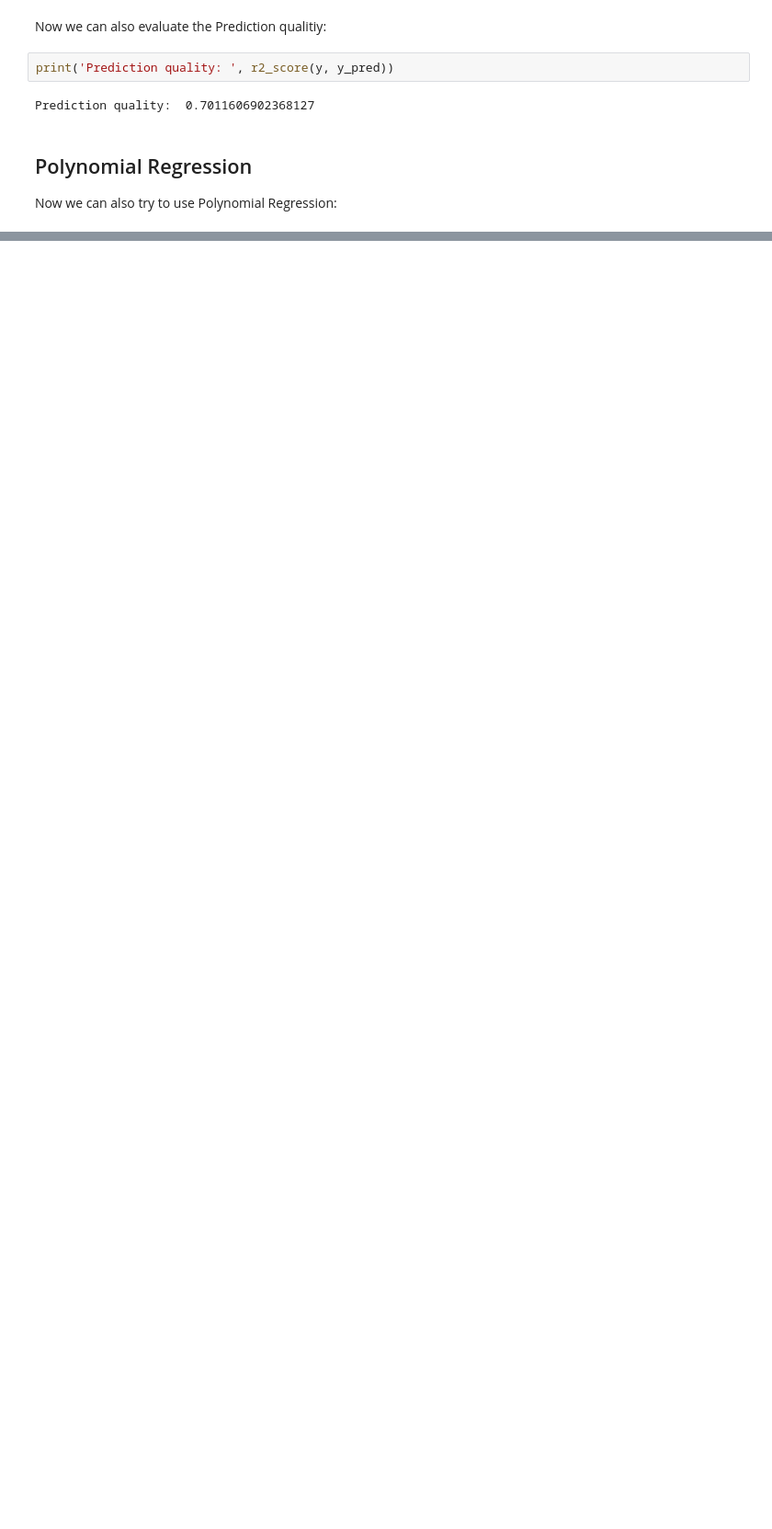
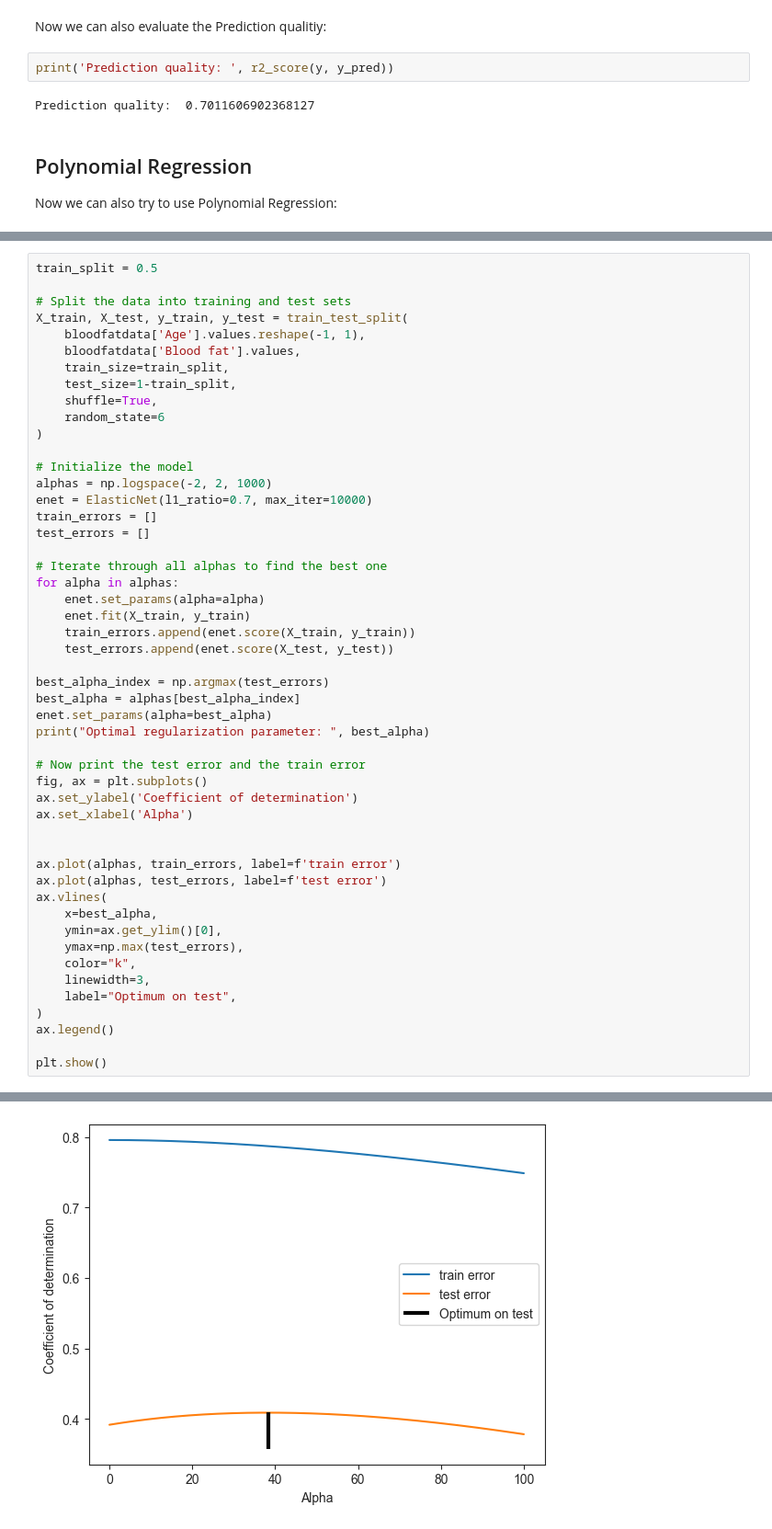
Before and after one commit to Julfried/MLDEIL_HW, a Jupyter notebook: Assignment_1/main.ipynb, the cells around one changed output, grey strips where cells are left out. Shown at 92% size. Cells and saved outputs as stored; diff of their text form; blank space fills up the shorter version.

```diff
--- a/Assignment_1/main.ipynb
+++ b/Assignment_1/main.ipynb
@@ -164,0 +168,51 @@ Now we can also try to use Polynomial Regression:
+# %%
+train_split = 0.5
+
+# Split the data into training and test sets
+X_train, X_test, y_train, y_test = train_test_split(
+    bloodfatdata['Age'].values.reshape(-1, 1),
+    bloodfatdata['Blood fat'].values,
+    train_size=train_split,
+    test_size=1-train_split,
+    shuffle=True,
+    random_state=6
+)
+
+# Initialize the model
+alphas = np.logspace(-2, 2, 1000)
+enet = ElasticNet(l1_ratio=0.7, max_iter=10000)
+train_errors = []
+test_errors = []
+
+# Iterate through all alphas to find the best one
+for alpha in alphas:
+    enet.set_params(alpha=alpha)
+    enet.fit(X_train, y_train)
+    train_errors.append(enet.score(X_train, y_train))
+    test_errors.append(enet.score(X_test, y_test))
+
+best_alpha_index = np.argmax(test_errors)
+best_alpha = alphas[best_alpha_index]
+enet.set_params(alpha=best_alpha)
+print("Optimal regularization parameter: ", best_alpha)
+
+# Now print the test error and the train error
+fig, ax = plt.subplots()
+ax.set_ylabel('Coefficient of determination')
+ax.set_xlabel('Alpha')
+
+
+ax.plot(alphas, train_errors, label=f'train error')
+ax.plot(alphas, test_errors, label=f'test error')
+ax.vlines(
+    x=best_alpha,
+    ymin=ax.get_ylim()[0],
+    ymax=np.max(test_errors),
+    color="k",
+    linewidth=3,
+    label="Optimum on test",
+)
+ax.legend()
+
+plt.show()
+# %% [output]
@@ -164,0 +220 @@ Now we can also try to use Polynomial Regression:
+[figure, added]
```
Also changed, not shown: parts of 10 cells of this notebook.
